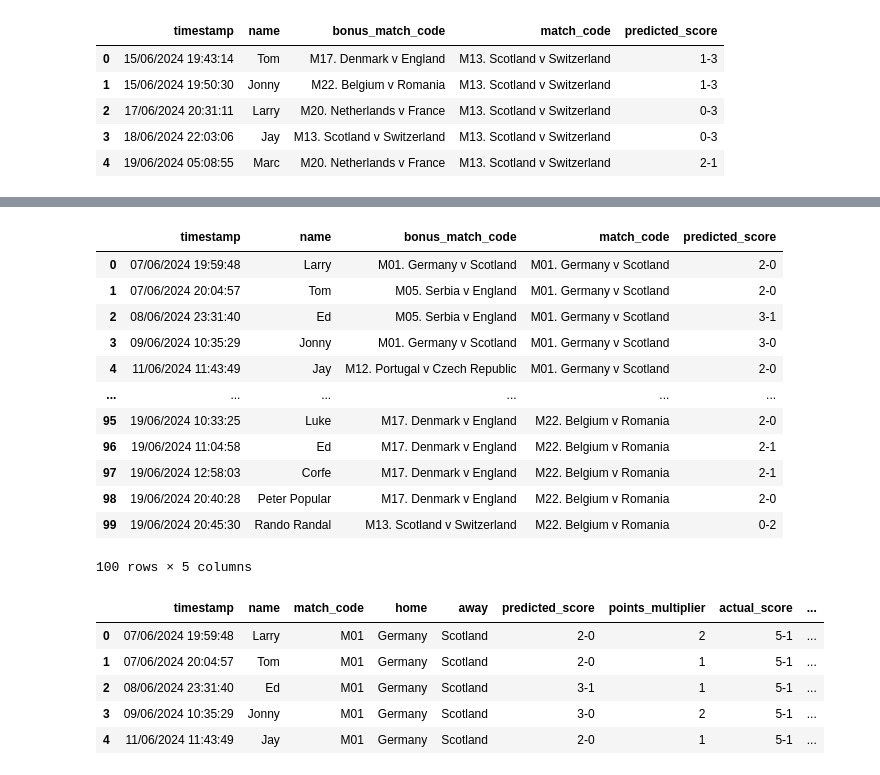
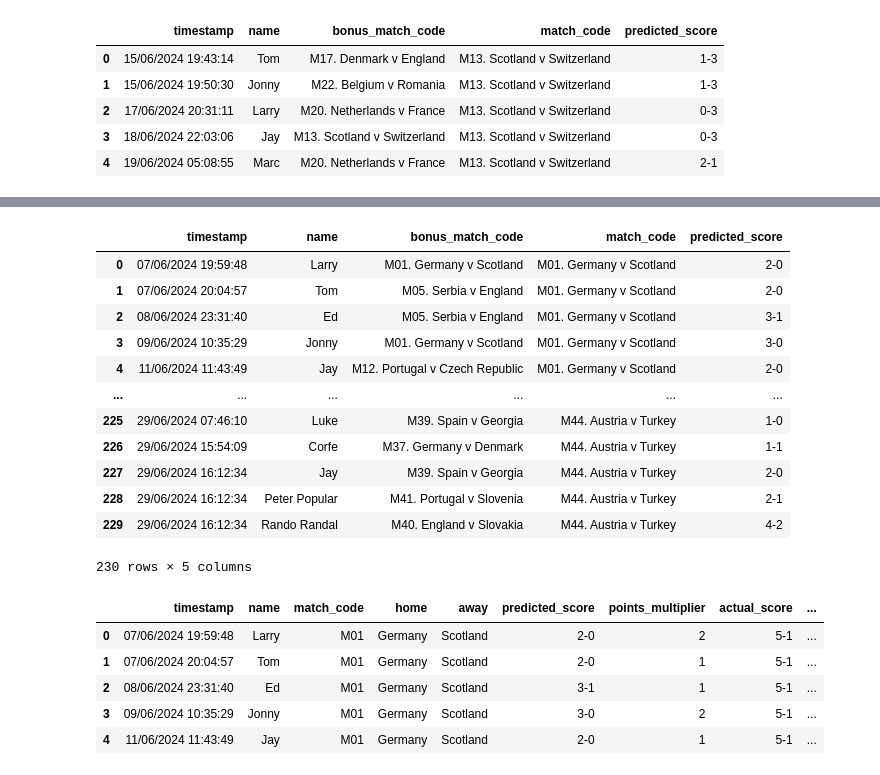
Before and after one commit to tmorgan94/euro2024-predictions, a Jupyter notebook: euro2024_predictions.ipynb, the cells around one changed output, grey strips where cells are left out. Cells and saved outputs as stored; diff of their text form; code cells hidden in the pictures.

Commit message:
updated results and predictions for round of 16

```diff
--- a/euro2024_predictions.ipynb
+++ b/euro2024_predictions.ipynb
@@ -26,7 +34,8 @@ df_results
 # %%
 md1_responses = pd.read_csv('data/md1_responses.csv')
 md2_responses = pd.read_csv('data/md2_responses.csv')
-# md3_responses = pd.read_csv('data/md3_responses.csv')
+md3_responses = pd.read_csv('data/md3_responses.csv')
+md4_responses = pd.read_csv('data/md4_responses.csv')
 # %% [markdown]
 ## Transform Data
 
@@ -65,9 +74,9 @@ md2_responses.head()
 | 3 | 18/06/2024 22:03:06 | Jay | M13. Scotland v Switzerland | M13. Scotland v Switzerland | 0-3 |
 | 4 | 19/06/2024 05:08:55 | Marc | M20. Netherlands v France | M13. Scotland v Switzerland | 2-1 |
 # %%
-# md3_responses = md3_responses.rename(columns={'Timestamp': 'timestamp', 'Name': 'name', 'Which game would you like to give double points to?': 'bonus_match_code'})
-# # transform dataframe from wide to long
-# md3_responses = md3_responses.melt(id_vars=['timestamp', 'name', 'bonus_match_code''],
-#                                      var_name='match_code', value_name='predicted_score')
-# # preview
-# md3_responses.head()
+md3_responses = md3_responses.rename(columns={'Timestamp': 'timestamp', 'Name': 'name', 'Which game would you like to give double points to?': 'bonus_match_code'})
+# transform dataframe from wide to long
+md3_responses = md3_responses.melt(id_vars=['timestamp', 'name', 'bonus_match_code'],
+                                     var_name='match_code', value_name='predicted_score')
+# preview
+md3_responses.head()
@@ -73,0 +90,7 @@ md2_responses.head()
+# %%
+md4_responses = md4_responses.rename(columns={'Timestamp': 'timestamp', 'Name': 'name', 'Which game would you like to give double points to?': 'bonus_match_code'})
+# transform dataframe from wide to long
+md4_responses = md4_responses.melt(id_vars=['timestamp', 'name', 'bonus_match_code'],
+                                     var_name='match_code', value_name='predicted_score')
+# preview
+md4_responses.head()
@@ -74,24 +104,24 @@ md2_responses.head()
 # %%
 # Concatenate the DataFrames (union)
-df_predictions = pd.concat([md1_responses, md2_responses], axis=0)
+df_predictions = pd.concat([md1_responses, md2_responses, md3_responses, md4_responses], axis=0)
 # Reset the index for better readability
 df_predictions.reset_index(drop=True, inplace=True)
 # Display the concatenated DataFrame
 df_predictions
 # %% [output]
 |  | timestamp | name | bonus_match_code | match_code | predicted_score |
 | 0 | 07/06/2024 19:59:48 | Larry | M01. Germany v Scotland | M01. Germany v Scotland | 2-0 |
 | 1 | 07/06/2024 20:04:57 | Tom | M05. Serbia v England | M01. Germany v Scotland | 2-0 |
 | 2 | 08/06/2024 23:31:40 | Ed | M05. Serbia v England | M01. Germany v Scotland | 3-1 |
 | 3 | 09/06/2024 10:35:29 | Jonny | M01. Germany v Scotland | M01. Germany v Scotland | 3-0 |
 | 4 | 11/06/2024 11:43:49 | Jay | M12. Portugal v Czech Republic | M01. Germany v Scotland | 2-0 |
 | ... | ... | ... | ... | ... | ... |
-| 95 | 19/06/2024 10:33:25 | Luke | M17. Denmark v England | M22. Belgium v Romania | 2-0 |
-| 96 | 19/06/2024 11:04:58 | Ed | M17. Denmark v England | M22. Belgium v Romania | 2-1 |
-| 97 | 19/06/2024 12:58:03 | Corfe | M17. Denmark v England | M22. Belgium v Romania | 2-1 |
-| 98 | 19/06/2024 20:40:28 | Peter Popular | M17. Denmark v England | M22. Belgium v Romania | 2-0 |
-| 99 | 19/06/2024 20:45:30 | Rando Randal | M13. Scotland v Switzerland | M22. Belgium v Romania | 0-2 |
+| 225 | 29/06/2024 07:46:10 | Luke | M39. Spain v Georgia | M44. Austria v Turkey | 1-0 |
+| 226 | 29/06/2024 15:54:09 | Corfe | M37. Germany v Denmark | M44. Austria v Turkey | 1-1 |
+| 227 | 29/06/2024 16:12:34 | Jay | M39. Spain v Georgia | M44. Austria v Turkey | 2-0 |
+| 228 | 29/06/2024 16:12:34 | Peter Popular | M41. Portugal v Slovenia | M44. Austria v Turkey | 2-1 |
+| 229 | 29/06/2024 16:12:34 | Rando Randal | M40. England v Slovakia | M44. Austria v Turkey | 4-2 |
-100 rows × 5 columns
+230 rows × 5 columns
 # %%
 # Create a new points_multiplier column
 df_predictions['points_multiplier'] = df_predictions.apply(lambda row: 2 if row['bonus_match_code'] == row['match_code'] else 1, axis=1)
```
Also changed, not shown: parts of 11 cells of this notebook, 9 other files.
